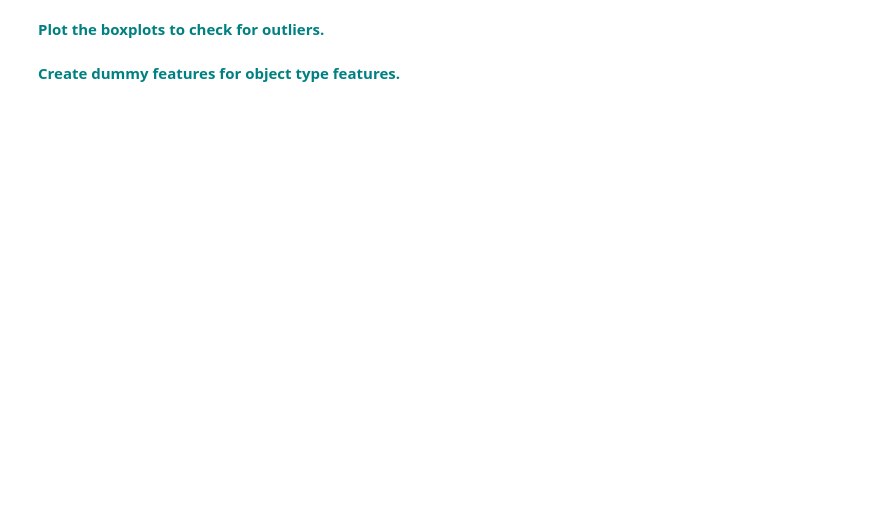
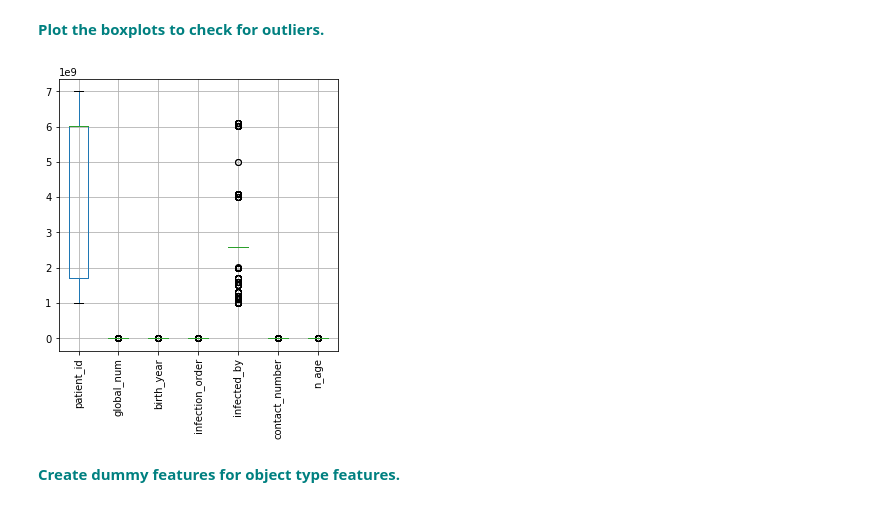
Before and after one commit to soundarya2121/Springboard, a Jupyter notebook: RandomForest_casestudy_covid19.ipynb, the cells around one changed output. Drawn from its saved outputs; the diff is of its cells as text; code cells hidden in the pictures; blank space fills up the shorter version.

```diff
--- a/RandomForest_casestudy_covid19.ipynb
+++ b/RandomForest_casestudy_covid19.ipynb
@@ -166,2 +360,9 @@ df_box.boxplot(fontsize=15, figsize=(30,10))
+# %%
+plt.figure(figsize=(5, 5))
+df.boxplot()
+plt.xticks(rotation=90)
+plt.show()
+# %% [output]
+[figure, added]
 # %% [markdown]
 **<font color='teal'> Create dummy features for object type features. </font>**
```
Also changed, not shown: parts of 33 cells of this notebook.
